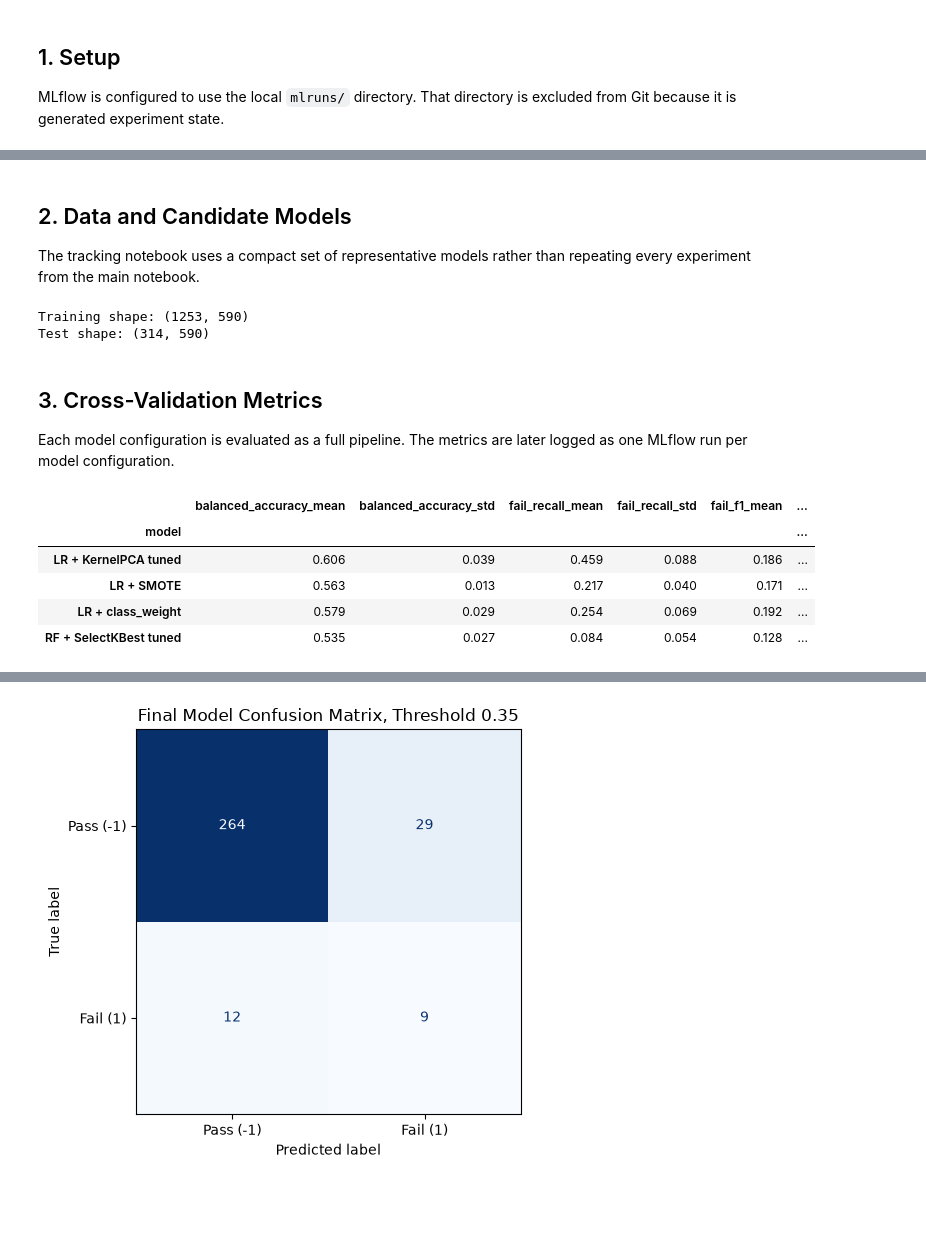
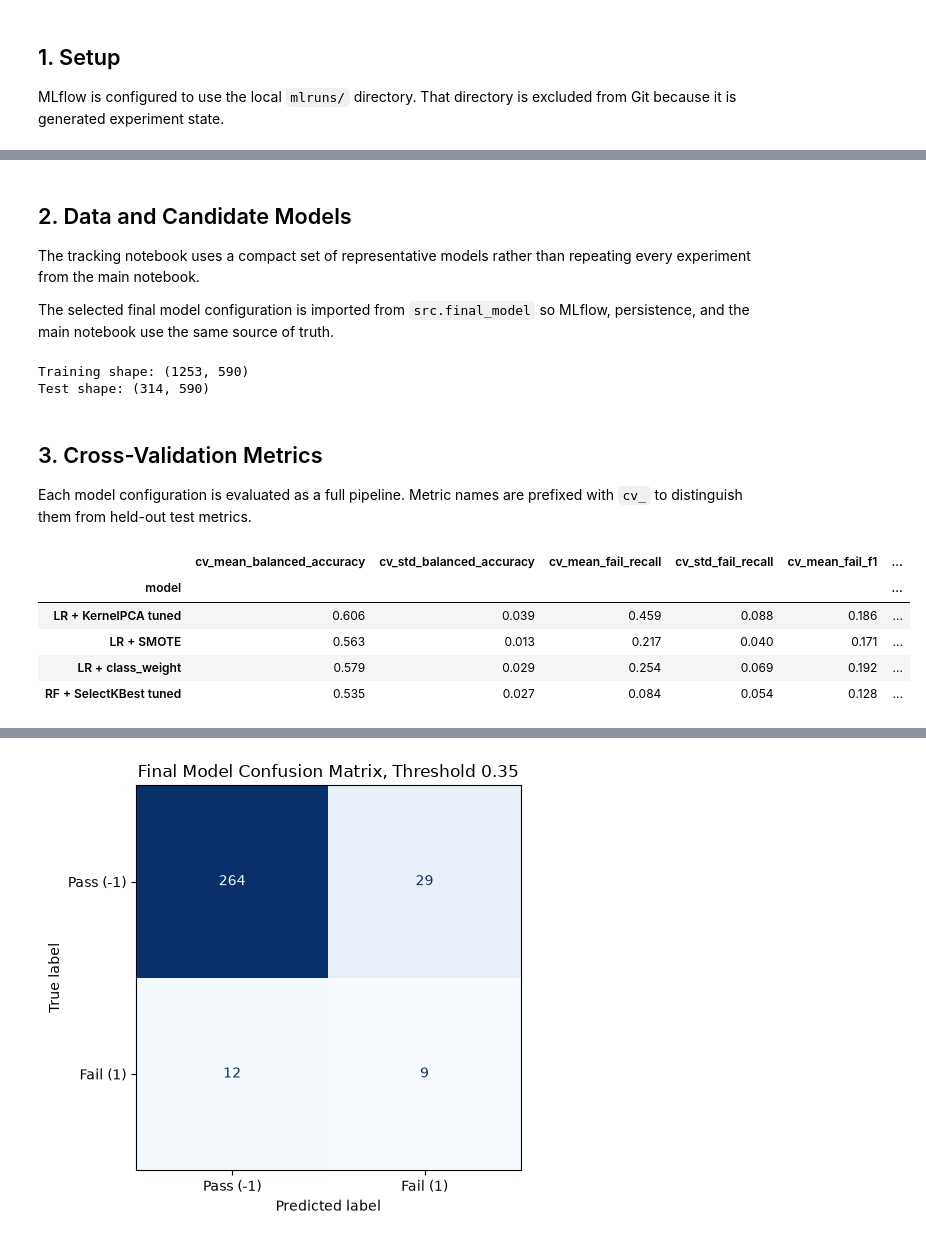
Before and after one commit to Spalding13/secom-fault-detection, a Jupyter notebook: notebooks/03_mlflow_experiment_tracking.ipynb, the cells around one changed output, grey strips where cells are left out. Drawn from its saved outputs; the diff is of its cells as text; code cells hidden in the pictures; blank space fills up the shorter version.

```diff
--- a/notebooks/03_mlflow_experiment_tracking.ipynb
+++ b/notebooks/03_mlflow_experiment_tracking.ipynb
@@ -73,6 +82,8 @@ Experiment name: secom-fault-detection
 ## 2. Data and Candidate Models
 
 The tracking notebook uses a compact set of representative models rather than repeating every experiment from the main notebook.
+
+The selected final model configuration is imported from `src.final_model` so MLflow, persistence, and the main notebook use the same source of truth.
 # %%
 data_path = PROJECT_ROOT / "data" / "raw" / "secom.data"
 labels_path = PROJECT_ROOT / "data" / "raw" / "secom_labels.data"
@@ -85,10 +96,14 @@ X_train, X_test, y_train, y_test = train_test_split(
     y,
     test_size=0.2,
     stratify=y,
-    random_state=42,
+    random_state=FINAL_RANDOM_STATE,
 )
 
-tracking_cv = StratifiedKFold(n_splits=3, shuffle=True, random_state=42)
+tracking_cv = StratifiedKFold(
+    n_splits=FINAL_THRESHOLD_CV_FOLDS,
+    shuffle=True,
+    random_state=FINAL_RANDOM_STATE,
+)
 thresholds = np.arange(0.05, 0.96, 0.05)
 
 print(f"Training shape: {X_train.shape}")
@@ -222,49 +228,49 @@ model_configs = {
 # %% [markdown]
 ## 3. Cross-Validation Metrics
 
-Each model configuration is evaluated as a full pipeline. The metrics are later logged as one MLflow run per model configuration.
+Each model configuration is evaluated as a full pipeline. Metric names are prefixed with `cv_` to distinguish them from held-out test metrics.
 # %%
 cv_result_frames = []
 
 for model_name, config in model_configs.items():
     cv_result_frames.append(
         evaluate_model_cv(
             model_name,
             config["estimator"],
             X_train,
             y_train,
             tracking_cv,
         )
     )
 
 tracking_cv_results = pd.concat(cv_result_frames, ignore_index=True)
 
 tracking_cv_summary = (
     tracking_cv_results
     .drop(columns="fold")
     .groupby("model")
     .agg(["mean", "std"])
 )
 tracking_cv_summary.columns = [
-    f"{metric}_{stat}" for metric, stat in tracking_cv_summary.columns
+    f"cv_{stat}_{metric}" for metric, stat in tracking_cv_summary.columns
 ]
-tracking_cv_summary["ber_mean"] = 1 - tracking_cv_summary["balanced_accuracy_mean"]
-tracking_cv_summary["ber_std"] = tracking_cv_summary["balanced_accuracy_std"]
+tracking_cv_summary["cv_mean_ber"] = 1 - tracking_cv_summary["cv_mean_balanced_accuracy"]
+tracking_cv_summary["cv_std_ber"] = tracking_cv_summary["cv_std_balanced_accuracy"]
 
 tracking_cv_summary[[
-    "balanced_accuracy_mean",
-    "balanced_accuracy_std",
-    "fail_recall_mean",
-    "fail_recall_std",
-    "fail_f1_mean",
-    "fail_f1_std",
-    "roc_auc_mean",
-    "pr_auc_mean",
-    "ber_mean",
-    "ber_std",
+    "cv_mean_balanced_accuracy",
+    "cv_std_balanced_accuracy",
+    "cv_mean_fail_recall",
+    "cv_std_fail_recall",
+    "cv_mean_fail_f1",
+    "cv_std_fail_f1",
+    "cv_mean_roc_auc",
+    "cv_mean_pr_auc",
+    "cv_mean_ber",
+    "cv_std_ber",
 ]].round(3)
 # %% [output]
-|  | balanced_accuracy_mean | balanced_accuracy_std | fail_recall_mean | fail_recall_std | fail_f1_mean | ... |
+|  | cv_mean_balanced_accuracy | cv_std_balanced_accuracy | cv_mean_fail_recall | cv_std_fail_recall | cv_mean_fail_f1 | ... |
 | model |  |  |  |  |  | ... |
 | LR + KernelPCA tuned | 0.606 | 0.039 | 0.459 | 0.088 | 0.186 | ... |
 | LR + SMOTE | 0.563 | 0.013 | 0.217 | 0.040 | 0.171 | ... |
```
Also changed, not shown: parts of 10 cells of this notebook, 8 other files.
